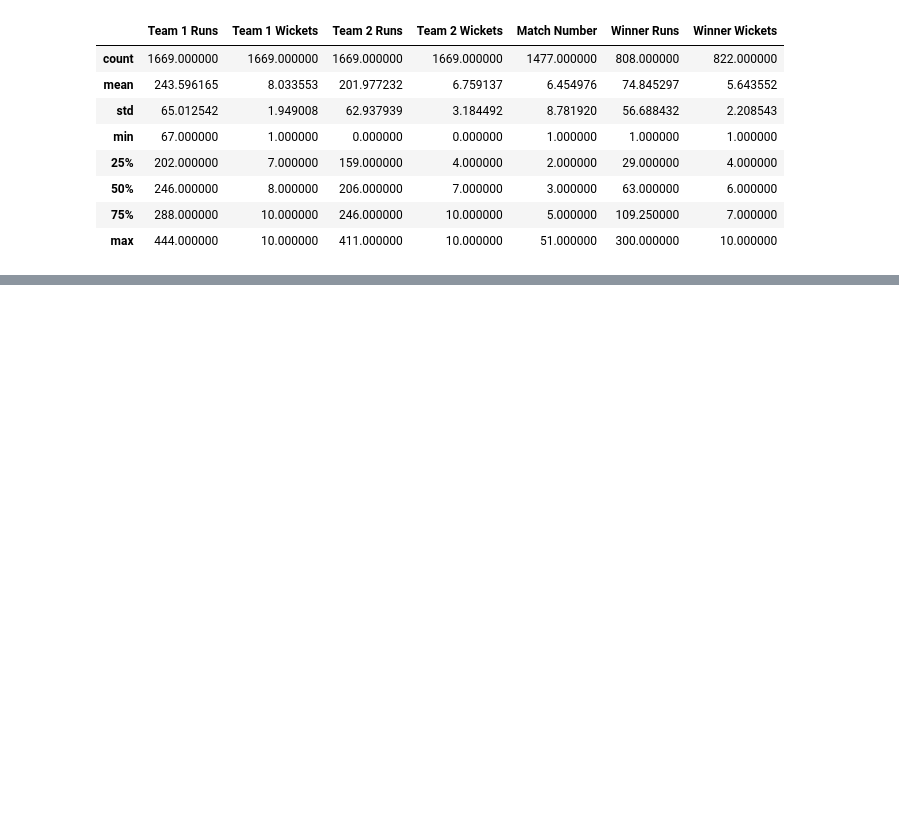
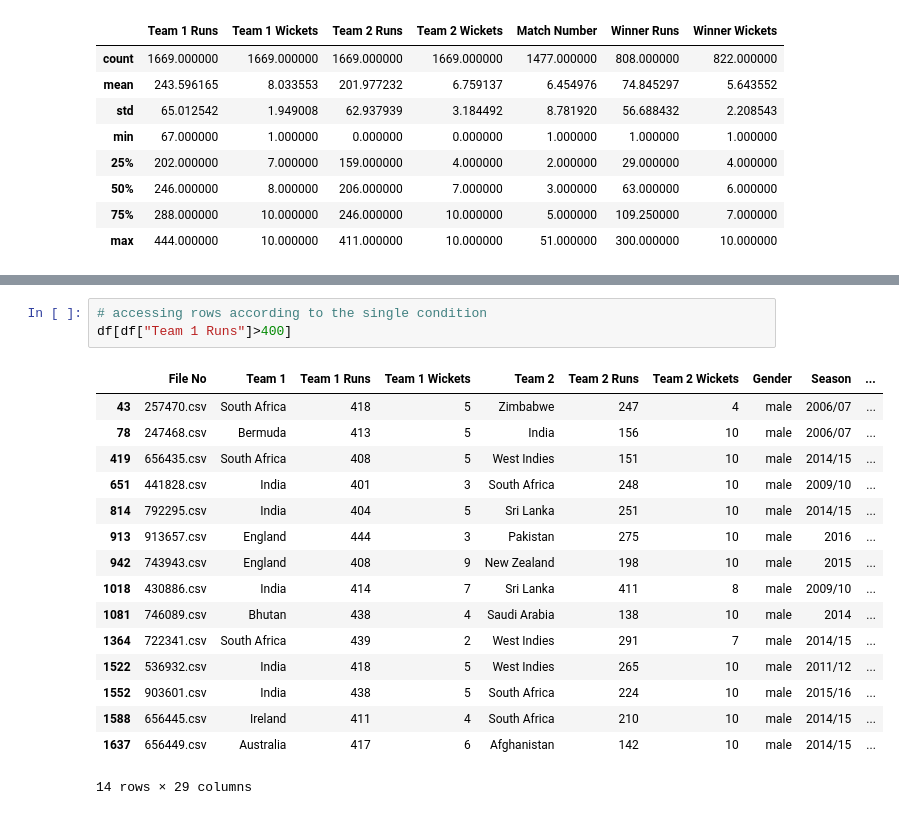
Before and after one commit to Dinesh-0239/Pandas-Tutorial, a Jupyter notebook: Pandas-notebook.ipynb, the cells around one changed output, grey strips where cells are left out. Cells and saved outputs as stored; diff of their text form; blank space fills up the shorter version.

```diff
--- a/Pandas-notebook.ipynb
+++ b/Pandas-notebook.ipynb
@@ -163,0 +221,20 @@ df.describe()
+# %%
+# accessing rows according to the single condition
+df[df["Team 1 Runs"]>400]
+# %% [output]
+|  | File No | Team 1 | Team 1 Runs | Team 1 Wickets | Team 2 | Team 2 Runs | Team 2 Wickets | Gender | Season | ... |
+| 43 | 257470.csv | South Africa | 418 | 5 | Zimbabwe | 247 | 4 | male | 2006/07 | ... |
+| 78 | 247468.csv | Bermuda | 413 | 5 | India | 156 | 10 | male | 2006/07 | ... |
+| 419 | 656435.csv | South Africa | 408 | 5 | West Indies | 151 | 10 | male | 2014/15 | ... |
+| 651 | 441828.csv | India | 401 | 3 | South Africa | 248 | 10 | male | 2009/10 | ... |
+| 814 | 792295.csv | India | 404 | 5 | Sri Lanka | 251 | 10 | male | 2014/15 | ... |
+| 913 | 913657.csv | England | 444 | 3 | Pakistan | 275 | 10 | male | 2016 | ... |
+| 942 | 743943.csv | England | 408 | 9 | New Zealand | 198 | 10 | male | 2015 | ... |
+| 1018 | 430886.csv | India | 414 | 7 | Sri Lanka | 411 | 8 | male | 2009/10 | ... |
+| 1081 | 746089.csv | Bhutan | 438 | 4 | Saudi Arabia | 138 | 10 | male | 2014 | ... |
+| 1364 | 722341.csv | South Africa | 439 | 2 | West Indies | 291 | 7 | male | 2014/15 | ... |
+| 1522 | 536932.csv | India | 418 | 5 | West Indies | 265 | 10 | male | 2011/12 | ... |
+| 1552 | 903601.csv | India | 438 | 5 | South Africa | 224 | 10 | male | 2015/16 | ... |
+| 1588 | 656445.csv | Ireland | 411 | 4 | South Africa | 210 | 10 | male | 2014/15 | ... |
+| 1637 | 656449.csv | Australia | 417 | 6 | Afghanistan | 142 | 10 | male | 2014/15 | ... |
+14 rows × 29 columns
```
Also changed, not shown: parts of 59 cells of this notebook, 1 other file.
